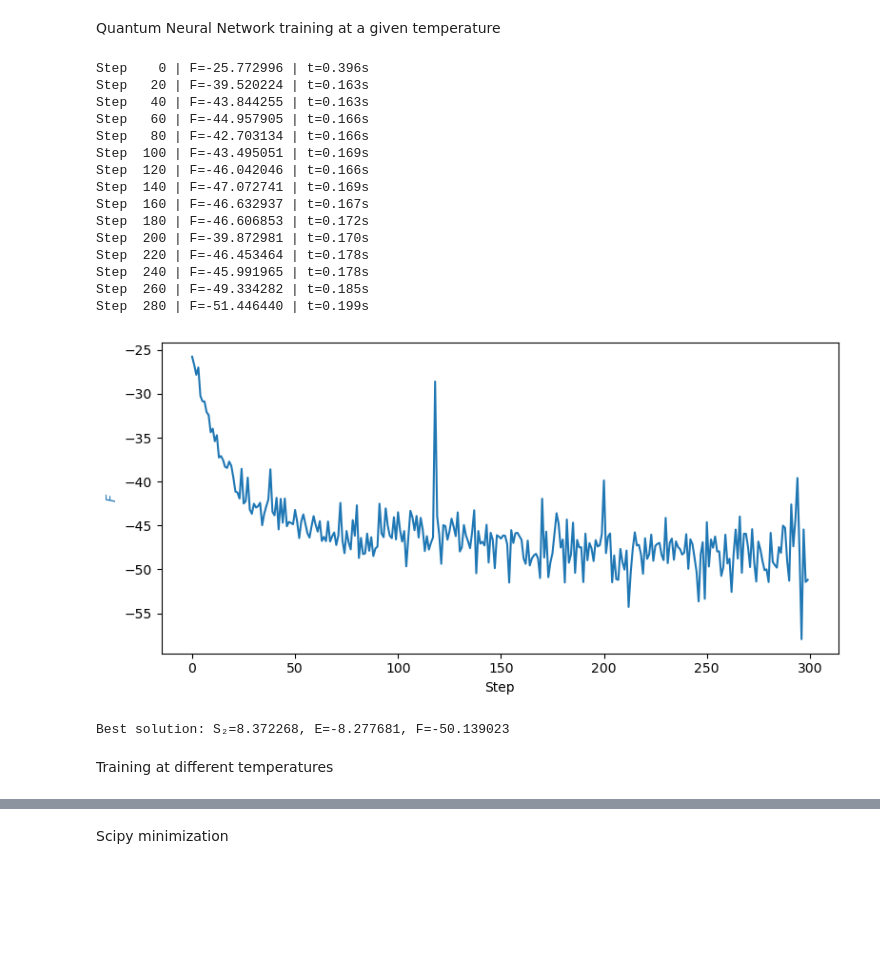
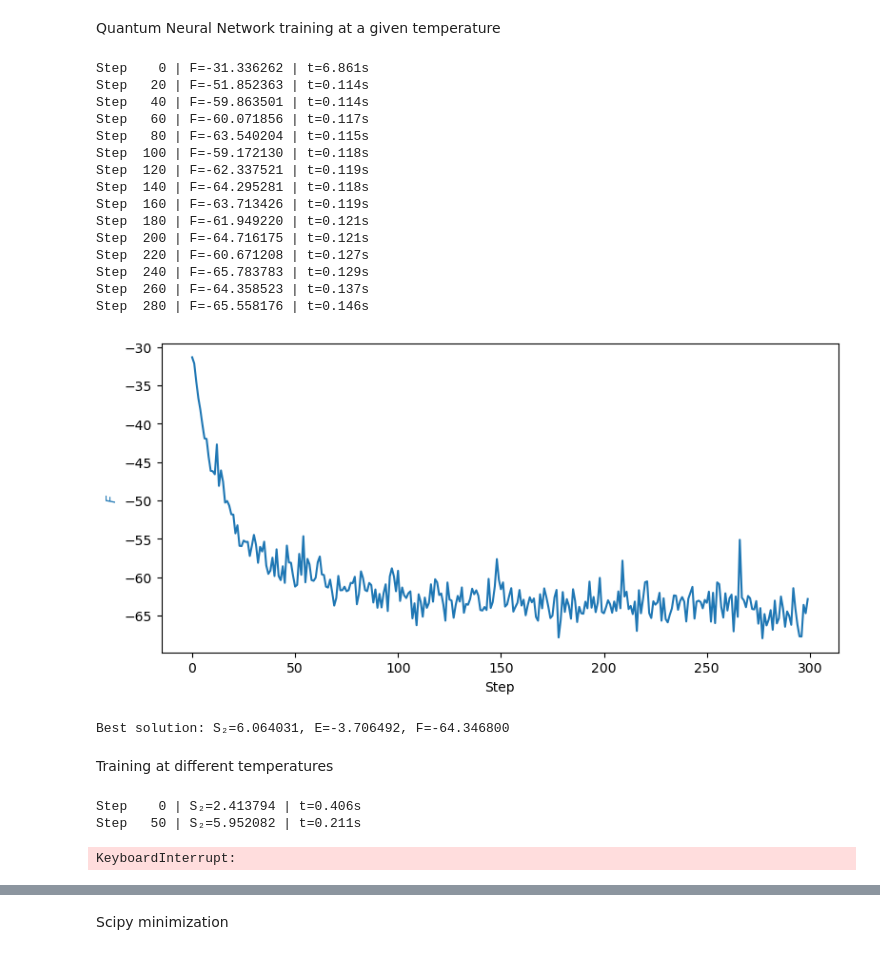
Before and after one commit to ismaelcastrouimp/TFM, a Jupyter notebook: notebooks/Renyi_Ising.ipynb, the cells around one changed output, grey strips where cells are left out. Saved outputs shown, nothing was run; the diff lists cells and outputs as text; code cells hidden in the pictures; blank space fills up the shorter version.

```diff
--- a/notebooks/Renyi_Ising.ipynb
+++ b/notebooks/Renyi_Ising.ipynb
@@ -29,8 +30,8 @@ from src_renyi import (
 # %%
 # Hilbert space
 from netket.hilbert import Spin
-N = 15
-N_ancilla = 15
+N = 10
+N_ancilla = 10
 partition = list(range(N))
 
 # System: N 1/2
@@ -71,37 +72,47 @@ Quantum Neural Network training at a given temperature
 # %%
 sampler = nk.sampler.ARDirectSampler(hi_extended)
 
 arnn = nk.models.ARNNDense(hilbert=hi_extended, layers=1, features=16, activation=jax.nn.gelu)
 model = ARNN_Z2(worker=arnn, trivial_Z2=True)
 vstate = nk.vqs.MCState(sampler, model, n_samples=40960*1)
-T = 5
+T = 10
 
 n_steps = 300
 lr = optax.linear_schedule(0.005, 0.0001, n_steps)
 diag_shift = optax.linear_schedule(1e-1, 1e-4, n_steps)
 _,f_best,E_best,S_best = free_energy_minimize_SR_SGD(vstate, T, partition, H_extended, n_steps, learning_rate=lr,
                                                       diag_shift=diag_shift, freq=20, timing=True, n_samples_sr=4096)
 print(f"Best solution: S₂={S_best:.6f}, E={E_best:.6f}, F={f_best:.6f}")
 # %% [output]
-Step    0 | F=-25.772996 | t=0.396s
-Step   20 | F=-39.520224 | t=0.163s
-Step   40 | F=-43.844255 | t=0.163s
-Step   60 | F=-44.957905 | t=0.166s
-Step   80 | F=-42.703134 | t=0.166s
-Step  100 | F=-43.495051 | t=0.169s
-Step  120 | F=-46.042046 | t=0.166s
-Step  140 | F=-47.072741 | t=0.169s
-Step  160 | F=-46.632937 | t=0.167s
-Step  180 | F=-46.606853 | t=0.172s
-Step  200 | F=-39.872981 | t=0.170s
-Step  220 | F=-46.453464 | t=0.178s
-Step  240 | F=-45.991965 | t=0.178s
-Step  260 | F=-49.334282 | t=0.185s
-Step  280 | F=-51.446440 | t=0.199s
+Step    0 | F=-31.336262 | t=6.861s
+Step   20 | F=-51.852363 | t=0.114s
+Step   40 | F=-59.863501 | t=0.114s
+Step   60 | F=-60.071856 | t=0.117s
+Step   80 | F=-63.540204 | t=0.115s
+Step  100 | F=-59.172130 | t=0.118s
+Step  120 | F=-62.337521 | t=0.119s
+Step  140 | F=-64.295281 | t=0.118s
+Step  160 | F=-63.713426 | t=0.119s
+Step  180 | F=-61.949220 | t=0.121s
+Step  200 | F=-64.716175 | t=0.121s
+Step  220 | F=-60.671208 | t=0.127s
+Step  240 | F=-65.783783 | t=0.129s
+Step  260 | F=-64.358523 | t=0.137s
+Step  280 | F=-65.558176 | t=0.146s
-[figure, old version]
+[figure, new version]
-Best solution: S₂=8.372268, E=-8.277681, F=-50.139023
+Best solution: S₂=6.064031, E=-3.706492, F=-64.346800
 # %% [markdown]
 Training at different temperatures
+# %%
+arnn = nk.models.ARNNDense(hilbert=hi_extended, layers=1, features=16, activation=jax.nn.gelu)
+model = ARNN_Z2(worker=arnn, trivial_Z2=True)
+vstate = nk.vqs.MCState(sampler, model, n_samples=40960/2)
+lr = optax.linear_schedule(0.1, 0.05, n_steps)
+_,_,_ = renyi_entropy_maximize_SR_SGD(vstate, partition, 300, 50, learning_rate=lr, diag_shift=diag_shift, timing=True)
+# %% [output]
+Step    0 | S₂=2.413794 | t=0.406s
+Step   50 | S₂=5.952082 | t=0.211s
+KeyboardInterrupt:
 # %%
 from itertools import product
 def renyi2_entropy_exact(vstate, subsystem_sites):
```
Also changed, not shown: parts of 5 cells of this notebook, 2 other files.
